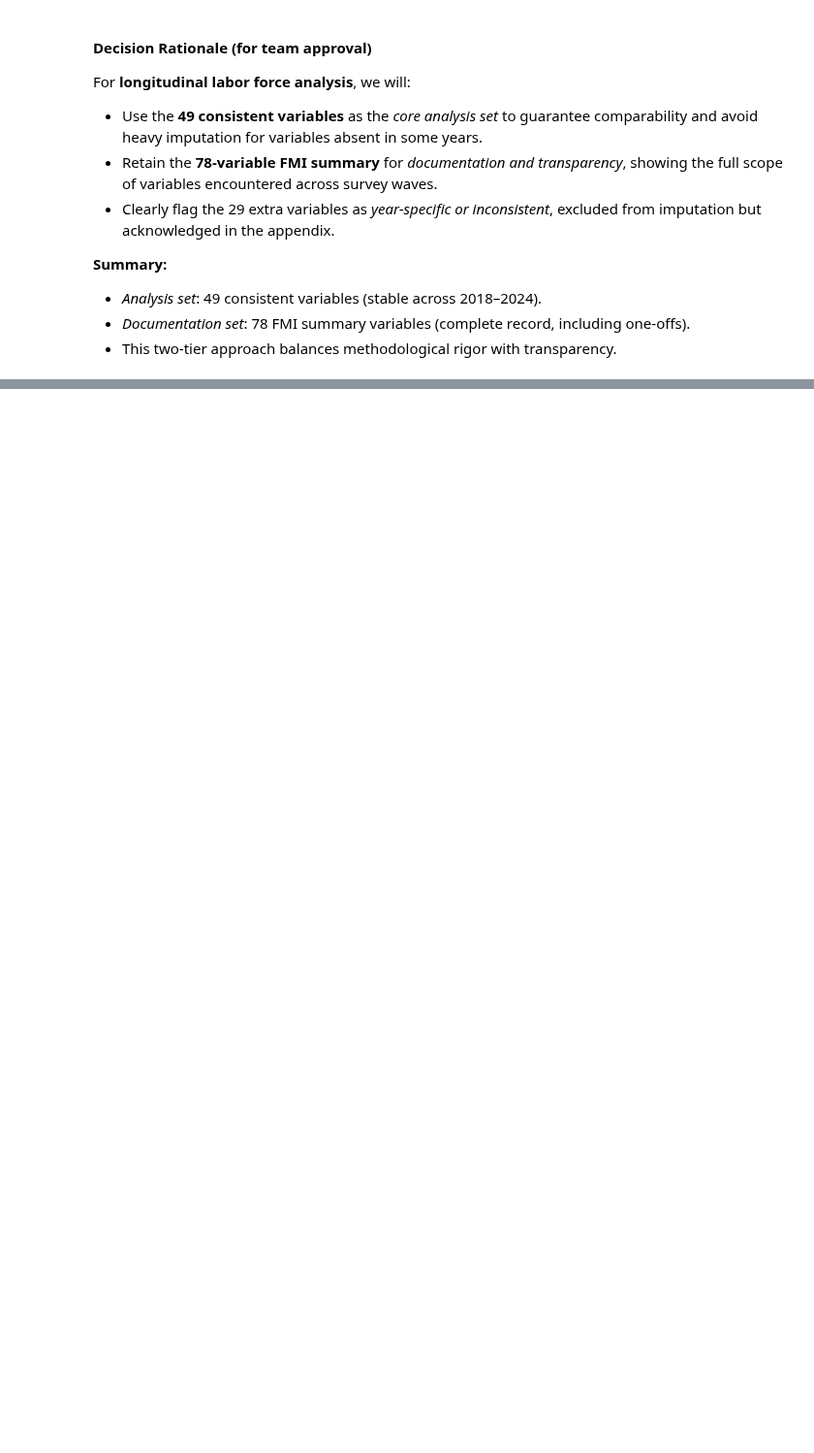
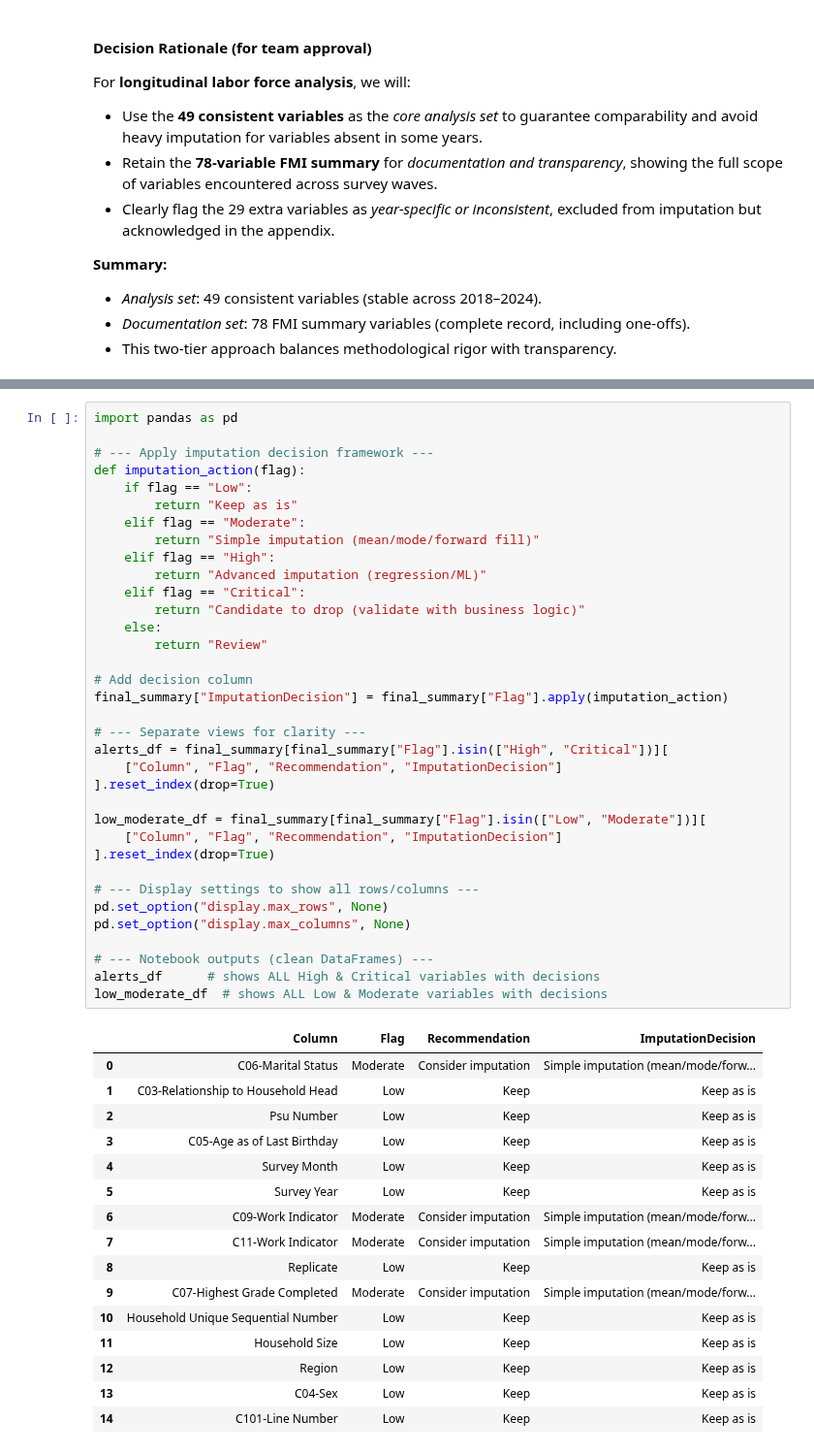
Before and after one commit to clemweb3/Undegraduate-Thesis-Repository, a Jupyter notebook: Notebooks/Imputation.ipynb, the cells around one changed output, grey strips where cells are left out. Shown at 97% size. Saved outputs shown, nothing was run; the diff lists cells and outputs as text; blank space fills up the shorter version.

```diff
--- a/Notebooks/Imputation.ipynb
+++ b/Notebooks/Imputation.ipynb
@@ -187,0 +188,52 @@ FINAL CONSISTENT FMI SUMMARY (cleaned names)
+# %%
+import pandas as pd
+
+# --- Apply imputation decision framework ---
+def imputation_action(flag):
+    if flag == "Low":
+        return "Keep as is"
+    elif flag == "Moderate":
+        return "Simple imputation (mean/mode/forward fill)"
+    elif flag == "High":
+        return "Advanced imputation (regression/ML)"
+    elif flag == "Critical":
+        return "Candidate to drop (validate with business logic)"
+    else:
+        return "Review"
+
+# Add decision column
+final_summary["ImputationDecision"] = final_summary["Flag"].apply(imputation_action)
+
+# --- Separate views for clarity ---
+alerts_df = final_summary[final_summary["Flag"].isin(["High", "Critical"])][
+    ["Column", "Flag", "Recommendation", "ImputationDecision"]
+].reset_index(drop=True)
+
+low_moderate_df = final_summary[final_summary["Flag"].isin(["Low", "Moderate"])][
+    ["Column", "Flag", "Recommendation", "ImputationDecision"]
+].reset_index(drop=True)
+
+# --- Display settings to show all rows/columns ---
+pd.set_option("display.max_rows", None)
+pd.set_option("display.max_columns", None)
+
+# --- Notebook outputs (clean DataFrames) ---
+alerts_df      # shows ALL High & Critical variables with decisions
+low_moderate_df  # shows ALL Low & Moderate variables with decisions
+# %% [output]
+|  | Column | Flag | Recommendation | ImputationDecision |
+| 0 | C06-Marital Status | Moderate | Consider imputation | Simple imputation (mean/mode/forw... |
+| 1 | C03-Relationship to Household Head | Low | Keep | Keep as is |
+| 2 | Psu Number | Low | Keep | Keep as is |
+| 3 | C05-Age as of Last Birthday | Low | Keep | Keep as is |
+| 4 | Survey Month | Low | Keep | Keep as is |
+| 5 | Survey Year | Low | Keep | Keep as is |
+| 6 | C09-Work Indicator | Moderate | Consider imputation | Simple imputation (mean/mode/forw... |
+| 7 | C11-Work Indicator | Moderate | Consider imputation | Simple imputation (mean/mode/forw... |
+| 8 | Replicate | Low | Keep | Keep as is |
+| 9 | C07-Highest Grade Completed | Moderate | Consider imputation | Simple imputation (mean/mode/forw... |
+| 10 | Household Unique Sequential Number | Low | Keep | Keep as is |
+| 11 | Household Size | Low | Keep | Keep as is |
+| 12 | Region | Low | Keep | Keep as is |
+| 13 | C04-Sex | Low | Keep | Keep as is |
+| 14 | C101-Line Number | Low | Keep | Keep as is |
```
Also changed, not shown: parts of 1 cell of this notebook.
